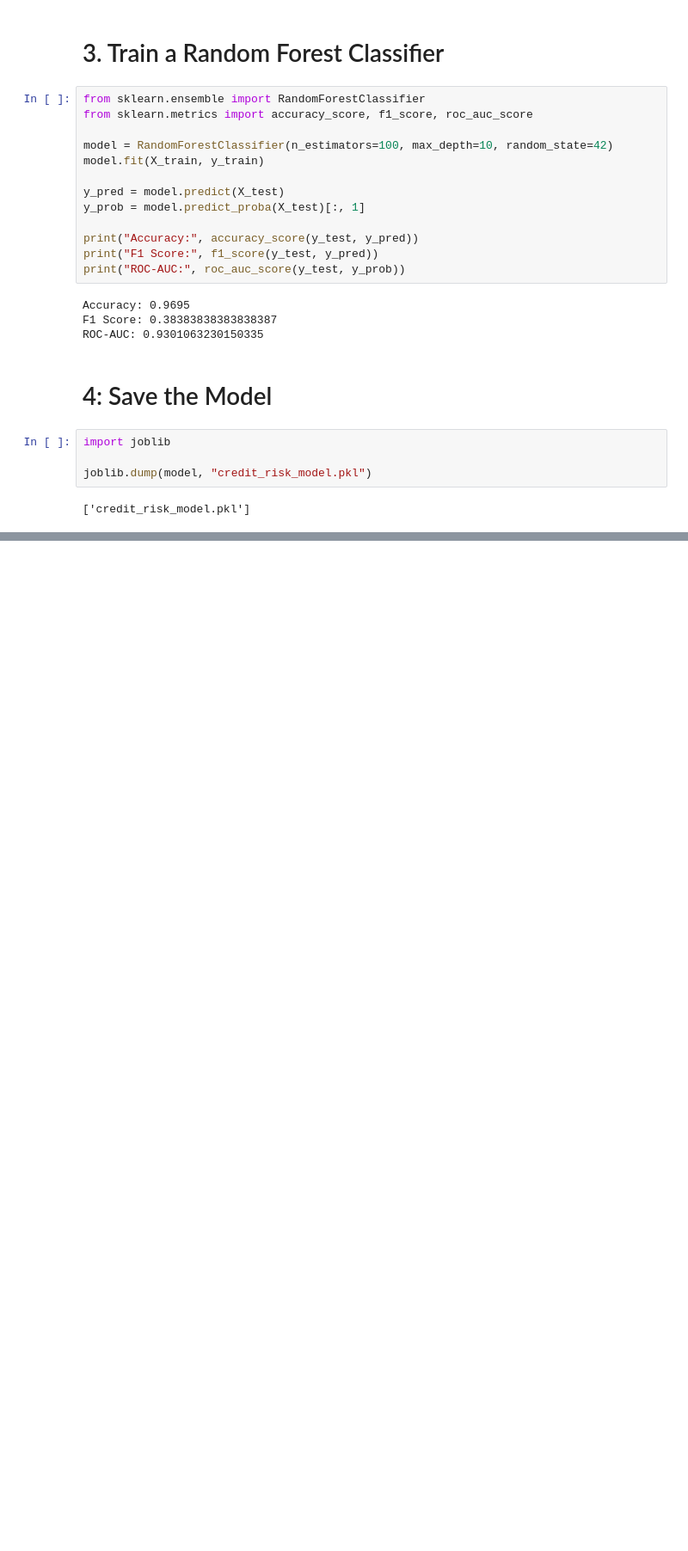
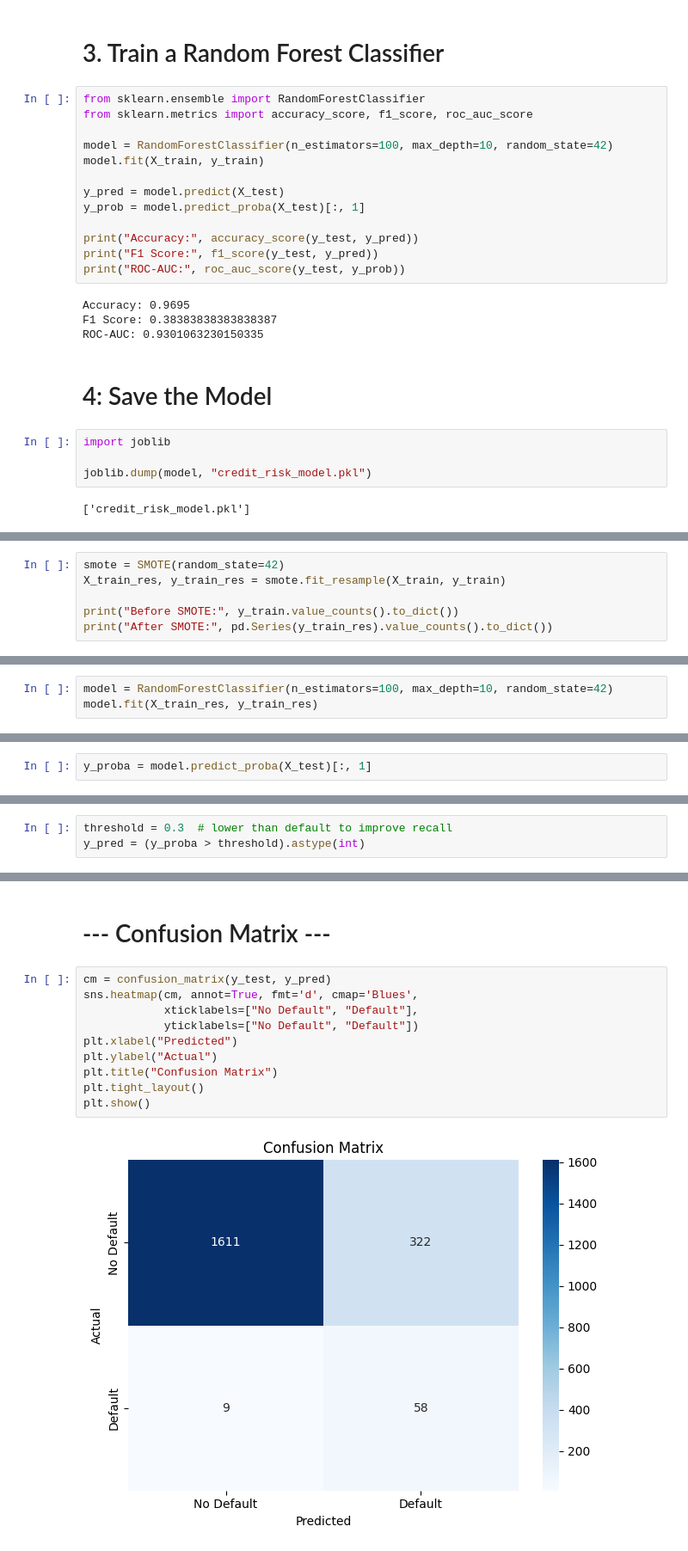
Before and after one commit to Divyanshi88/Credit-Risk-prediction, a Jupyter notebook: main.ipynb, the cells around one changed output, grey strips where cells are left out. Shown: that part at 86% size. Cells and saved outputs as stored; diff of their text form; blank space fills up the shorter version.

```diff
--- a/main.ipynb
+++ b/main.ipynb
@@ -98,0 +232,6 @@ Prediction result: 1
+# %%
+smote = SMOTE(random_state=42)
+X_train_res, y_train_res = smote.fit_resample(X_train, y_train)
+
+print("Before SMOTE:", y_train.value_counts().to_dict())
+print("After SMOTE:", pd.Series(y_train_res).value_counts().to_dict())
@@ -98,0 +243,3 @@ Prediction result: 1
+# %%
+model = RandomForestClassifier(n_estimators=100, max_depth=10, random_state=42)
+model.fit(X_train_res, y_train_res)
@@ -98,0 +250,2 @@ Prediction result: 1
+# %%
+y_proba = model.predict_proba(X_test)[:, 1]
@@ -98,0 +254,3 @@ Prediction result: 1
+# %%
+threshold = 0.3  # lower than default to improve recall
+y_pred = (y_proba > threshold).astype(int)
@@ -98,0 +284,14 @@ Prediction result: 1
+# %% [markdown]
+# --- Confusion Matrix ---
+# %%
+cm = confusion_matrix(y_test, y_pred)
+sns.heatmap(cm, annot=True, fmt='d', cmap='Blues',
+            xticklabels=["No Default", "Default"],
+            yticklabels=["No Default", "Default"])
+plt.xlabel("Predicted")
+plt.ylabel("Actual")
+plt.title("Confusion Matrix")
+plt.tight_layout()
+plt.show()
+# %% [output]
+[figure, added]
```
Also changed, not shown: parts of 20 cells of this notebook, 4 other files.
